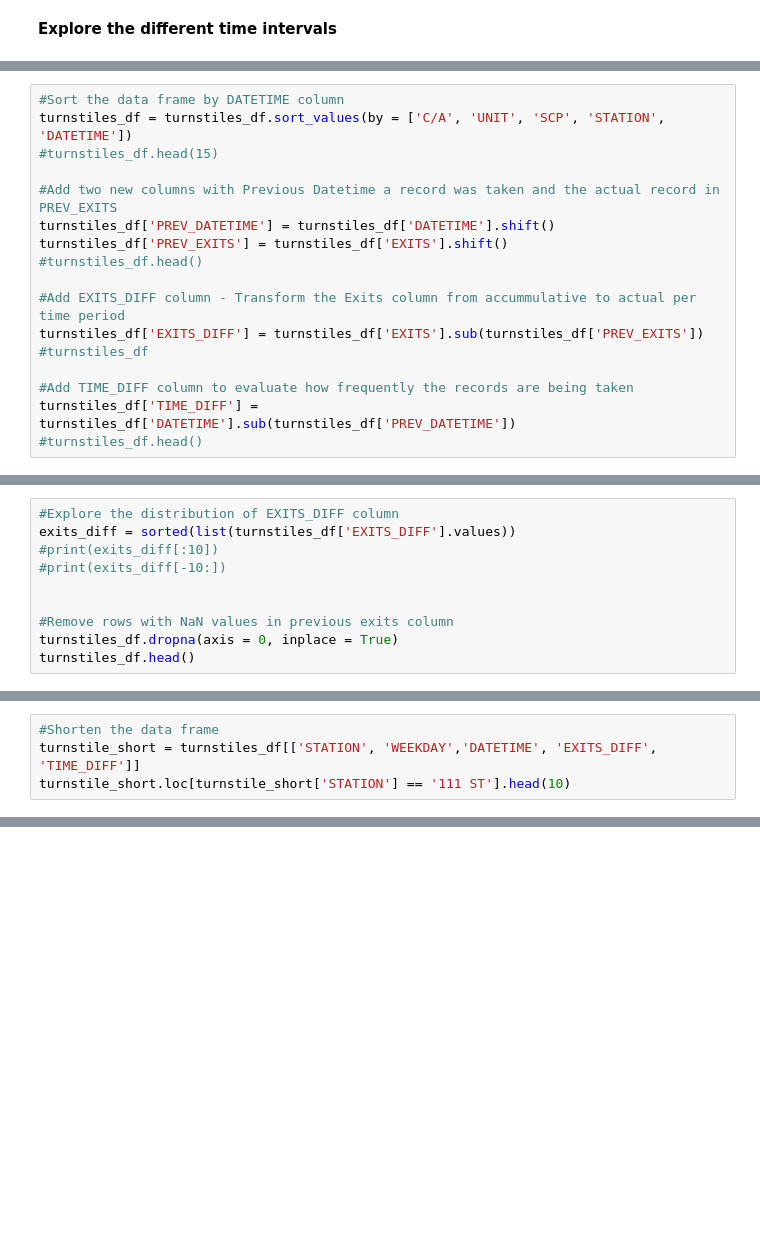
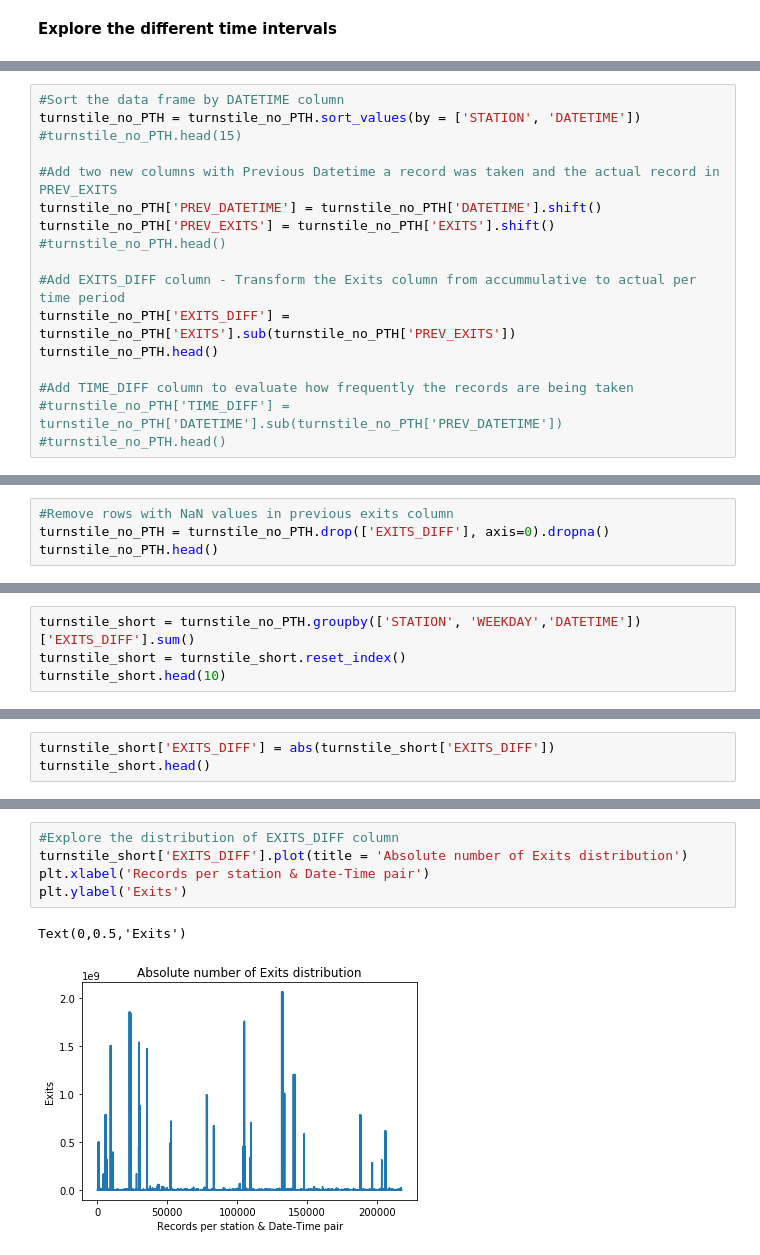
Before and after one commit to nalehc/gala_flyer_locations, a Jupyter notebook: project_benson_auste_v2.ipynb, the cells around one changed output, grey strips where cells are left out. Drawn from its saved outputs; the diff is of its cells as text; blank space fills up the shorter version.

```diff
--- a/project_benson_auste_v2.ipynb
+++ b/project_benson_auste_v2.ipynb
@@ -167,17 +220,17 @@ turnstiles_clean = turnstiles_df[(turnstiles_df['DATETIME'].dt.minute == 0) & (t
 # %%
 #Sort the data frame by DATETIME column
-turnstiles_df = turnstiles_df.sort_values(by = ['C/A', 'UNIT', 'SCP', 'STATION', 'DATETIME'])
-#turnstiles_df.head(15)
+turnstile_no_PTH = turnstile_no_PTH.sort_values(by = ['STATION', 'DATETIME'])
+#turnstile_no_PTH.head(15)
 
 #Add two new columns with Previous Datetime a record was taken and the actual record in PREV_EXITS
-turnstiles_df['PREV_DATETIME'] = turnstiles_df['DATETIME'].shift()
-turnstiles_df['PREV_EXITS'] = turnstiles_df['EXITS'].shift()
-#turnstiles_df.head()
+turnstile_no_PTH['PREV_DATETIME'] = turnstile_no_PTH['DATETIME'].shift()
+turnstile_no_PTH['PREV_EXITS'] = turnstile_no_PTH['EXITS'].shift()
+#turnstile_no_PTH.head()
 
 #Add EXITS_DIFF column - Transform the Exits column from accummulative to actual per time period
-turnstiles_df['EXITS_DIFF'] = turnstiles_df['EXITS'].sub(turnstiles_df['PREV_EXITS'])
-#turnstiles_df
+turnstile_no_PTH['EXITS_DIFF'] = turnstile_no_PTH['EXITS'].sub(turnstile_no_PTH['PREV_EXITS'])
+turnstile_no_PTH.head()
 
 #Add TIME_DIFF column to evaluate how frequently the records are being taken
-turnstiles_df['TIME_DIFF'] = turnstiles_df['DATETIME'].sub(turnstiles_df['PREV_DATETIME'])
-#turnstiles_df.head()
+#turnstile_no_PTH['TIME_DIFF'] = turnstile_no_PTH['DATETIME'].sub(turnstile_no_PTH['PREV_DATETIME'])
+#turnstile_no_PTH.head()
@@ -186,10 +246,4 @@ turnstiles_df['TIME_DIFF'] = turnstiles_df['DATETIME'].sub(turnstiles_df['PREV_D
 # %%
-#Explore the distribution of EXITS_DIFF column
-exits_diff = sorted(list(turnstiles_df['EXITS_DIFF'].values))
-#print(exits_diff[:10])
-#print(exits_diff[-10:])
-
-
 #Remove rows with NaN values in previous exits column
-turnstiles_df.dropna(axis = 0, inplace = True)
-turnstiles_df.head()
+turnstile_no_PTH = turnstile_no_PTH.drop(['EXITS_DIFF'], axis=0).dropna()
+turnstile_no_PTH.head()
@@ -200,4 +259,4 @@ turnstiles_df.head()
 # %%
-#Shorten the data frame
-turnstile_short = turnstiles_df[['STATION', 'WEEKDAY','DATETIME', 'EXITS_DIFF', 'TIME_DIFF']]
-turnstile_short.loc[turnstile_short['STATION'] == '111 ST'].head(10)
+turnstile_short = turnstile_no_PTH.groupby(['STATION', 'WEEKDAY','DATETIME'])['EXITS_DIFF'].sum()
+turnstile_short = turnstile_short.reset_index()
+turnstile_short.head(10)
@@ -212,0 +277,3 @@ turnstile_short.loc[turnstile_short['STATION'] == r'PTH+'].head(10)
+# %%
+turnstile_short['EXITS_DIFF'] = abs(turnstile_short['EXITS_DIFF'])
+turnstile_short.head()
@@ -212,0 +287,8 @@ turnstile_short.loc[turnstile_short['STATION'] == r'PTH+'].head(10)
+# %%
+#Explore the distribution of EXITS_DIFF column
+turnstile_short['EXITS_DIFF'].plot(title = 'Absolute number of Exits distribution')
+plt.xlabel('Records per station & Date-Time pair')
+plt.ylabel('Exits')
+# %% [output]
+Text(0,0.5,'Exits')
+[figure, added]
```
Also changed, not shown: parts of 24 cells of this notebook.
